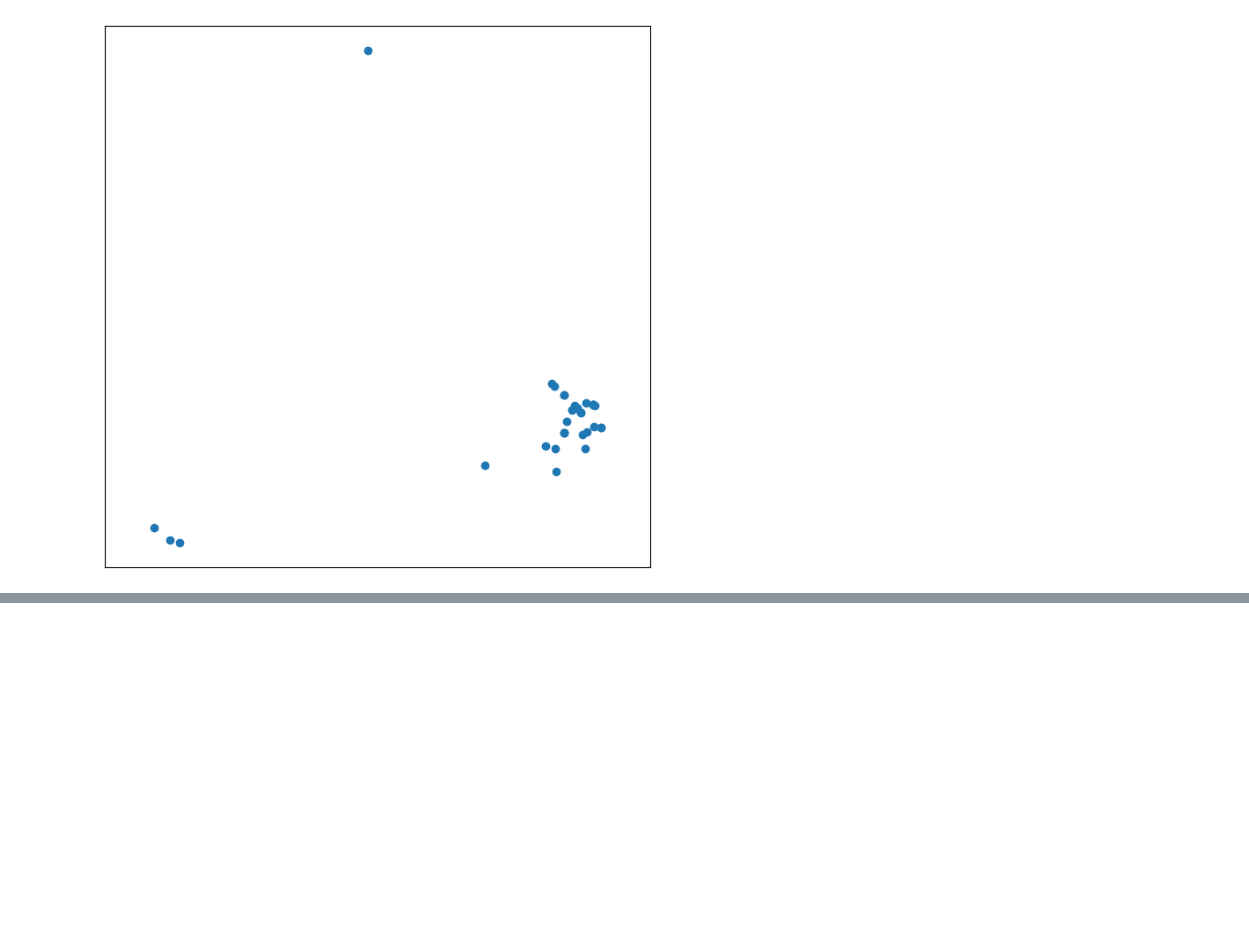
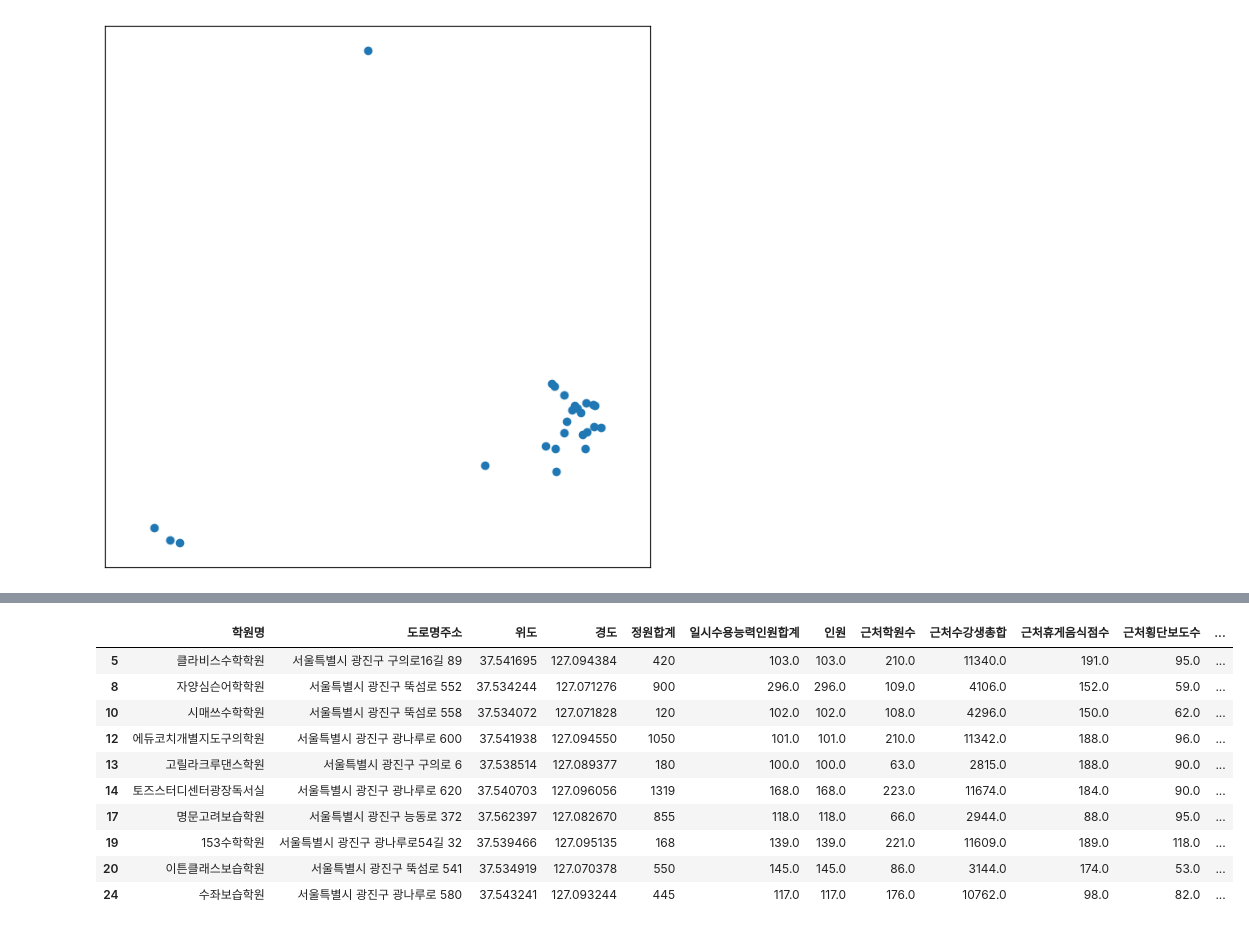
Before and after one commit to WIFI-Gwangjingu/childrensZone, a Jupyter notebook: modeling/광진구 후보지 선정.ipynb, the cells around one changed output, grey strips where cells are left out. Cells and saved outputs as stored; diff of their text form; code cells hidden in the pictures; blank space fills up the shorter version.

```diff
--- a/modeling/광진구 후보지 선정.ipynb
+++ b/modeling/광진구 후보지 선정.ipynb
@@ -261,5 +262,19 @@ l
  127.0932438]
 # %%
 final = candidate_frame[candidate_frame['경도'].isin(l)]
+# %%
+final
+# %% [output]
+|  | 학원명 | 도로명주소 | 위도 | 경도 | 정원합계 | 일시수용능력인원합계 | 인원 | 근처학원수 | 근처수강생총합 | 근처휴게음식점수 | 근처횡단보도수 | ... |
+| 5 | 클라비스수학학원 | 서울특별시 광진구 구의로16길 89 | 37.541695 | 127.094384 | 420 | 103.0 | 103.0 | 210.0 | 11340.0 | 191.0 | 95.0 | ... |
+| 8 | 자양심슨어학학원 | 서울특별시 광진구 뚝섬로 552 | 37.534244 | 127.071276 | 900 | 296.0 | 296.0 | 109.0 | 4106.0 | 152.0 | 59.0 | ... |
+| 10 | 시매쓰수학학원 | 서울특별시 광진구 뚝섬로 558 | 37.534072 | 127.071828 | 120 | 102.0 | 102.0 | 108.0 | 4296.0 | 150.0 | 62.0 | ... |
+| 12 | 에듀코치개별지도구의학원 | 서울특별시 광진구 광나루로 600 | 37.541938 | 127.094550 | 1050 | 101.0 | 101.0 | 210.0 | 11342.0 | 188.0 | 96.0 | ... |
+| 13 | 고릴라크루댄스학원 | 서울특별시 광진구 구의로 6 | 37.538514 | 127.089377 | 180 | 100.0 | 100.0 | 63.0 | 2815.0 | 188.0 | 90.0 | ... |
+| 14 | 토즈스터디센터광장독서실 | 서울특별시 광진구 광나루로 620 | 37.540703 | 127.096056 | 1319 | 168.0 | 168.0 | 223.0 | 11674.0 | 184.0 | 90.0 | ... |
+| 17 | 명문고려보습학원 | 서울특별시 광진구 능동로 372 | 37.562397 | 127.082670 | 855 | 118.0 | 118.0 | 66.0 | 2944.0 | 88.0 | 95.0 | ... |
+| 19 | 153수학학원 | 서울특별시 광진구 광나루로54길 32 | 37.539466 | 127.095135 | 168 | 139.0 | 139.0 | 221.0 | 11609.0 | 189.0 | 118.0 | ... |
+| 20 | 이튼클래스보습학원 | 서울특별시 광진구 뚝섬로 541 | 37.534919 | 127.070378 | 550 | 145.0 | 145.0 | 86.0 | 3144.0 | 174.0 | 53.0 | ... |
+| 24 | 수좌보습학원 | 서울특별시 광진구 광나루로 580 | 37.543241 | 127.093244 | 445 | 117.0 | 117.0 | 176.0 | 10762.0 | 98.0 | 82.0 | ... |
 # %%
 final.to_csv('최종10.csv')
```
Also changed, not shown: parts of 5 cells of this notebook, 1 other file.
